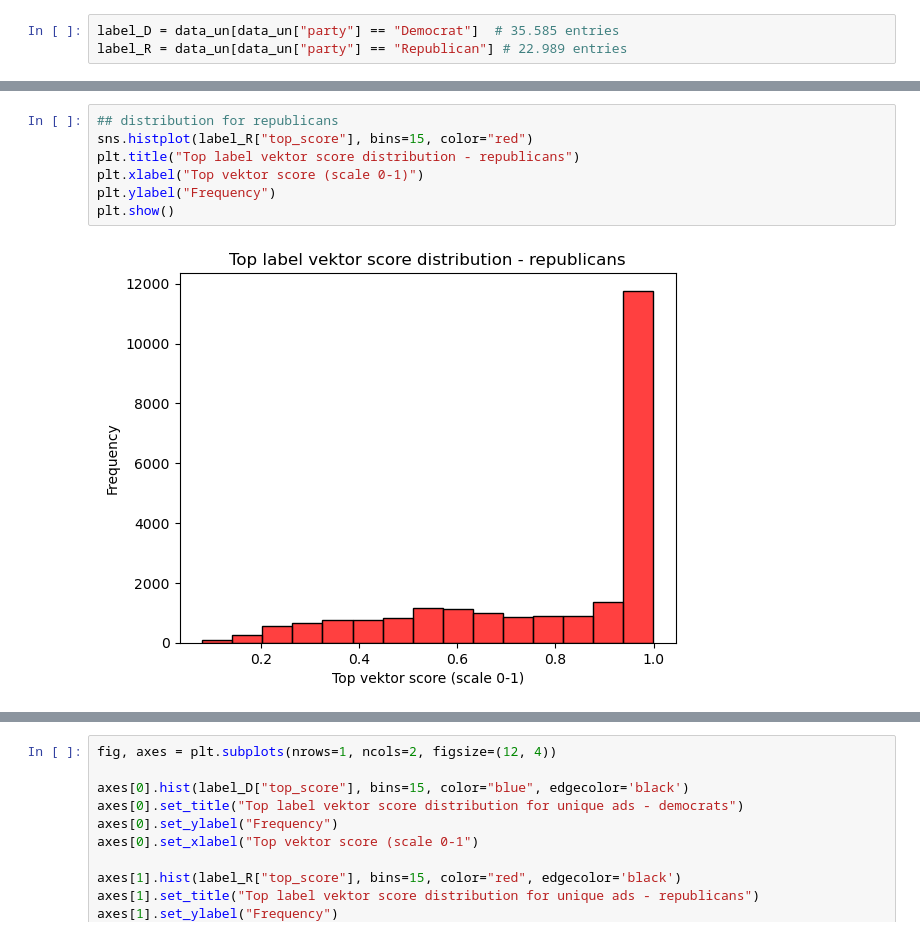
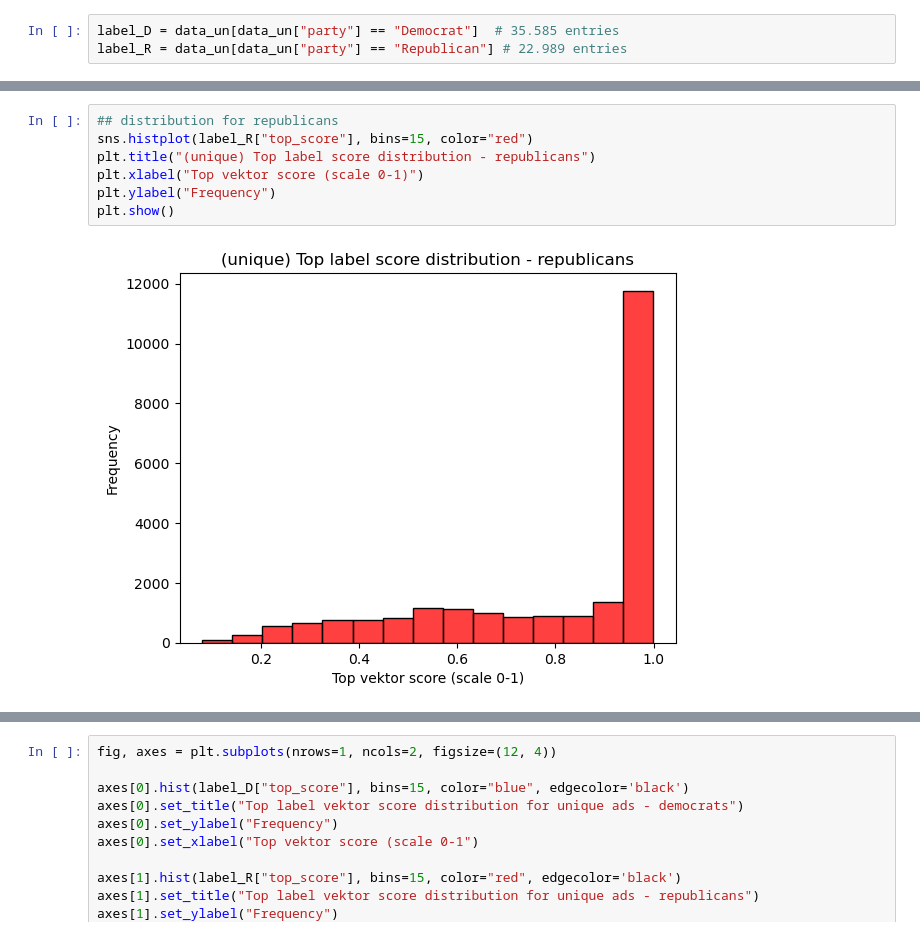
Before and after one commit to sofiepalmus/Thesis, a Jupyter notebook: DeBERTa_visuals.ipynb, the cells around one changed output, grey strips where cells are left out. Drawn from its saved outputs; the diff is of its cells as text.

```diff
--- a/DeBERTa_visuals.ipynb
+++ b/DeBERTa_visuals.ipynb
@@ -300,9 +320,9 @@ plt.show()
 # %%
 ## distribution for republicans
 sns.histplot(label_R["top_score"], bins=15, color="red")
-plt.title("Top label vektor score distribution - republicans")
+plt.title("(unique) Top label score distribution - republicans")
 plt.xlabel("Top vektor score (scale 0-1)")
 plt.ylabel("Frequency")
 plt.show()
 # %% [output]
-[figure, old version]
+[figure, new version]
```
Also changed, not shown: parts of 4 cells of this notebook, 6 other files.
